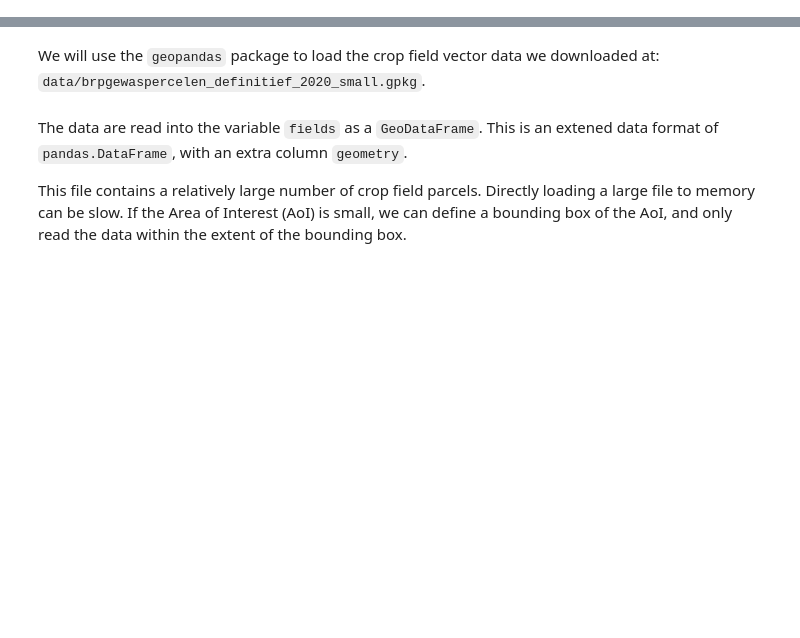
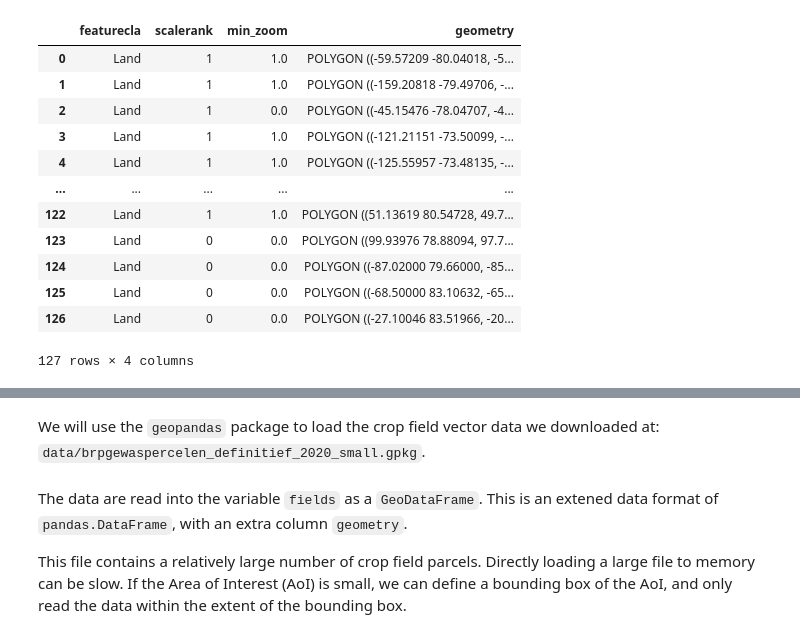
Before and after one commit to esciencecenter-digital-skills/geospatial-python, a Jupyter notebook: notebooks/07-vector-data-in-python.ipynb, the cells around one changed output, grey strips where cells are left out. Drawn from its saved outputs; the diff is of its cells as text; code cells hidden in the pictures; blank space fills up the shorter version.

```diff
--- a/notebooks/07-vector-data-in-python.ipynb
+++ b/notebooks/07-vector-data-in-python.ipynb
@@ -33,0 +67,17 @@ import geopandas as gpd
+# %%
+data = gpd.read_file(geodatasets.get_url('naturalearth.land'))
+data
+# %% [output]
+|  | featurecla | scalerank | min_zoom | geometry |
+| 0 | Land | 1 | 1.0 | POLYGON ((-59.57209 -80.04018, -5... |
+| 1 | Land | 1 | 1.0 | POLYGON ((-159.20818 -79.49706, -... |
+| 2 | Land | 1 | 0.0 | POLYGON ((-45.15476 -78.04707, -4... |
+| 3 | Land | 1 | 1.0 | POLYGON ((-121.21151 -73.50099, -... |
+| 4 | Land | 1 | 1.0 | POLYGON ((-125.55957 -73.48135, -... |
+| ... | ... | ... | ... | ... |
+| 122 | Land | 1 | 1.0 | POLYGON ((51.13619 80.54728, 49.7... |
+| 123 | Land | 0 | 0.0 | POLYGON ((99.93976 78.88094, 97.7... |
+| 124 | Land | 0 | 0.0 | POLYGON ((-87.02000 79.66000, -85... |
+| 125 | Land | 0 | 0.0 | POLYGON ((-68.50000 83.10632, -65... |
+| 126 | Land | 0 | 0.0 | POLYGON ((-27.10046 83.51966, -20... |
+127 rows × 4 columns
```
Also changed, not shown: parts of 12 cells of this notebook.
